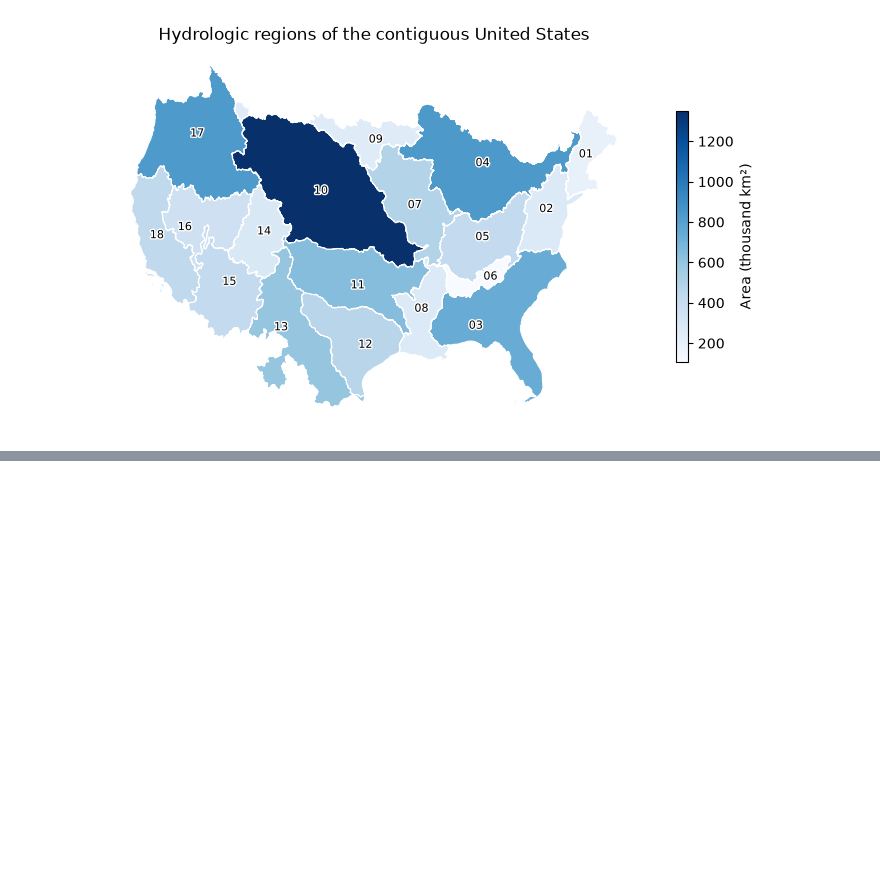
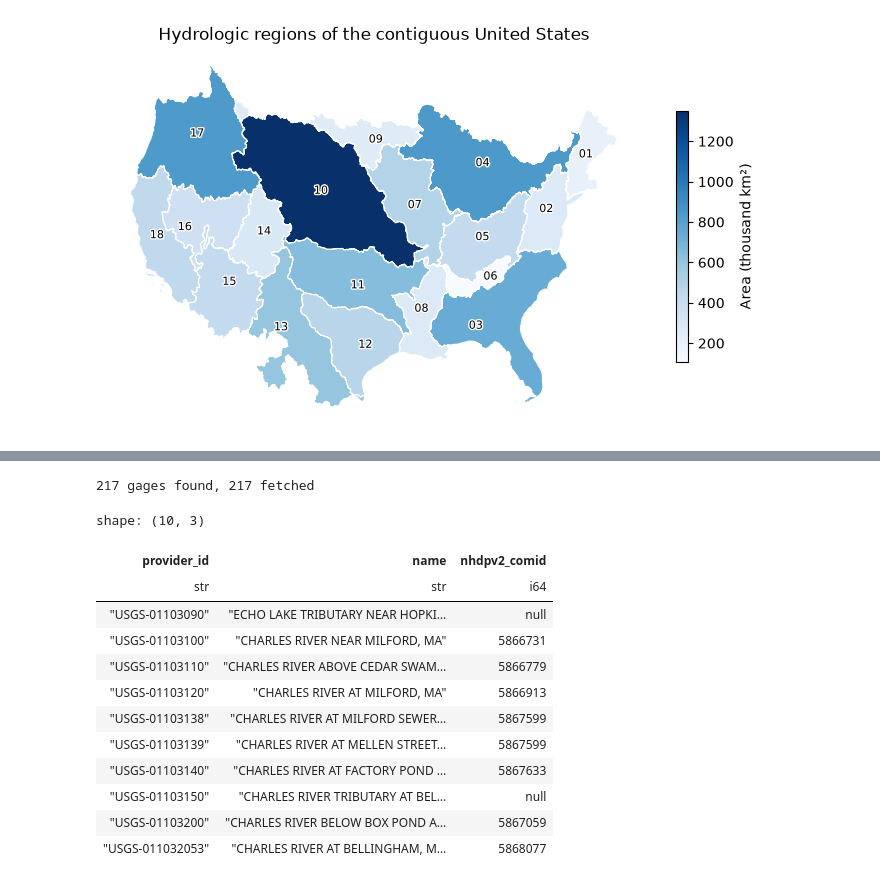
Before and after one commit to hyriver/water-ogcapi, a Jupyter notebook: docs/examples/geoconnex.ipynb, the cells around one changed output, grey strips where cells are left out. Drawn from its saved outputs; the diff is of its cells as text; code cells hidden in the pictures; blank space fills up the shorter version.

```diff
--- a/docs/examples/geoconnex.ipynb
+++ b/docs/examples/geoconnex.ipynb
@@ -131,0 +186,22 @@ gc.close()
+# %%
+uris = features.filter(pl.col("geoconnex_sitemap") == "ref:gages")["id"].to_list()
+gages = gc.collect("gages", ids=uris, id_property="uri")
+print(len(uris), "gages found,", len(gages.geojson["features"]), "fetched")
+pl.DataFrame(gages.to_arrow()).select("provider_id", "name", "nhdpv2_comid").sort(
+    "provider_id"
+).head(10)
+# %% [output]
+217 gages found, 217 fetched
+shape: (10, 3)
+| provider_id | name | nhdpv2_comid |
+| str | str | i64 |
+| "USGS-01103090" | "ECHO LAKE TRIBUTARY NEAR HOPKI… | null |
+| "USGS-01103100" | "CHARLES RIVER NEAR MILFORD, MA" | 5866731 |
+| "USGS-01103110" | "CHARLES RIVER ABOVE CEDAR SWAM… | 5866779 |
+| "USGS-01103120" | "CHARLES RIVER AT MILFORD, MA" | 5866913 |
+| "USGS-01103138" | "CHARLES RIVER AT MILFORD SEWER… | 5867599 |
+| "USGS-01103139" | "CHARLES RIVER AT MELLEN STREET… | 5867599 |
+| "USGS-01103140" | "CHARLES RIVER AT FACTORY POND … | 5867633 |
+| "USGS-01103150" | "CHARLES RIVER TRIBUTARY AT BEL… | null |
+| "USGS-01103200" | "CHARLES RIVER BELOW BOX POND A… | 5867059 |
+| "USGS-011032053" | "CHARLES RIVER AT BELLINGHAM, M… | 5868077 |
```
Also changed, not shown: parts of 12 cells of this notebook, 1 other file.
